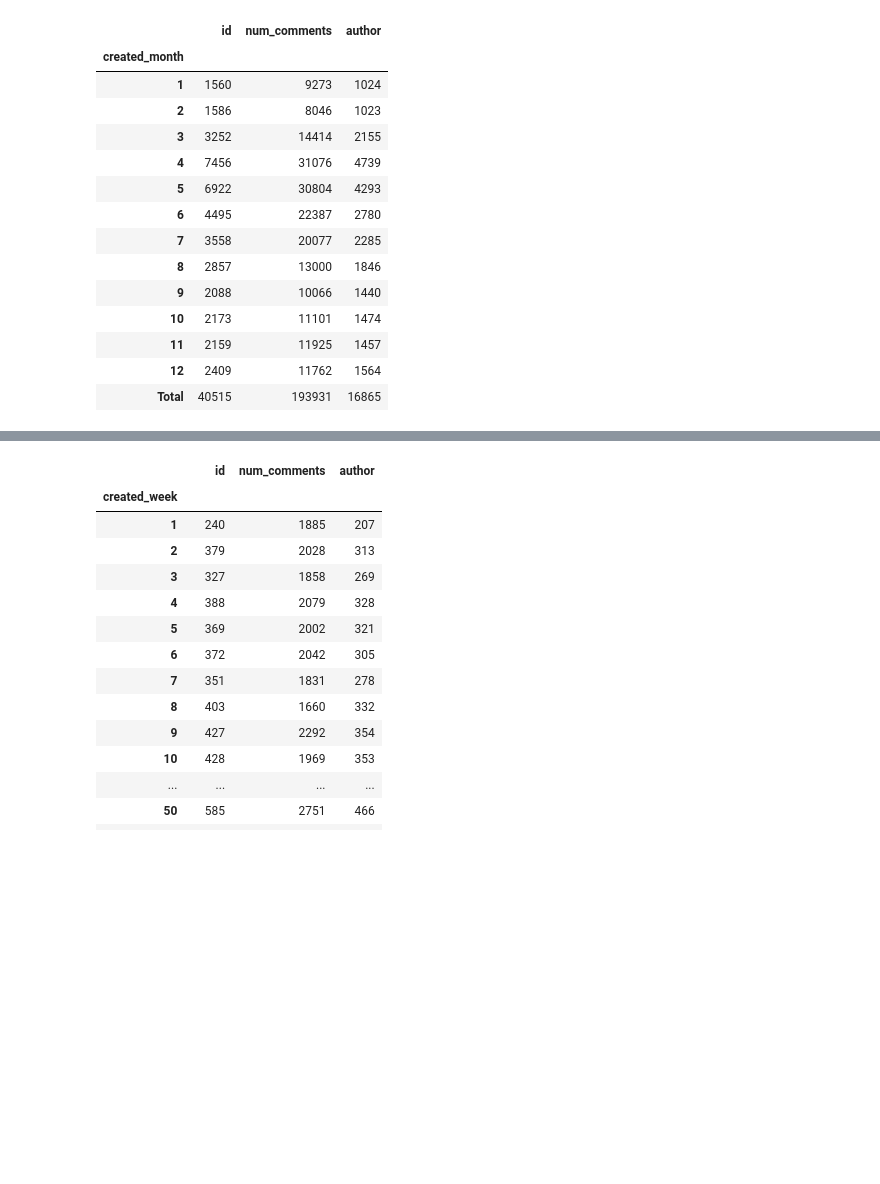
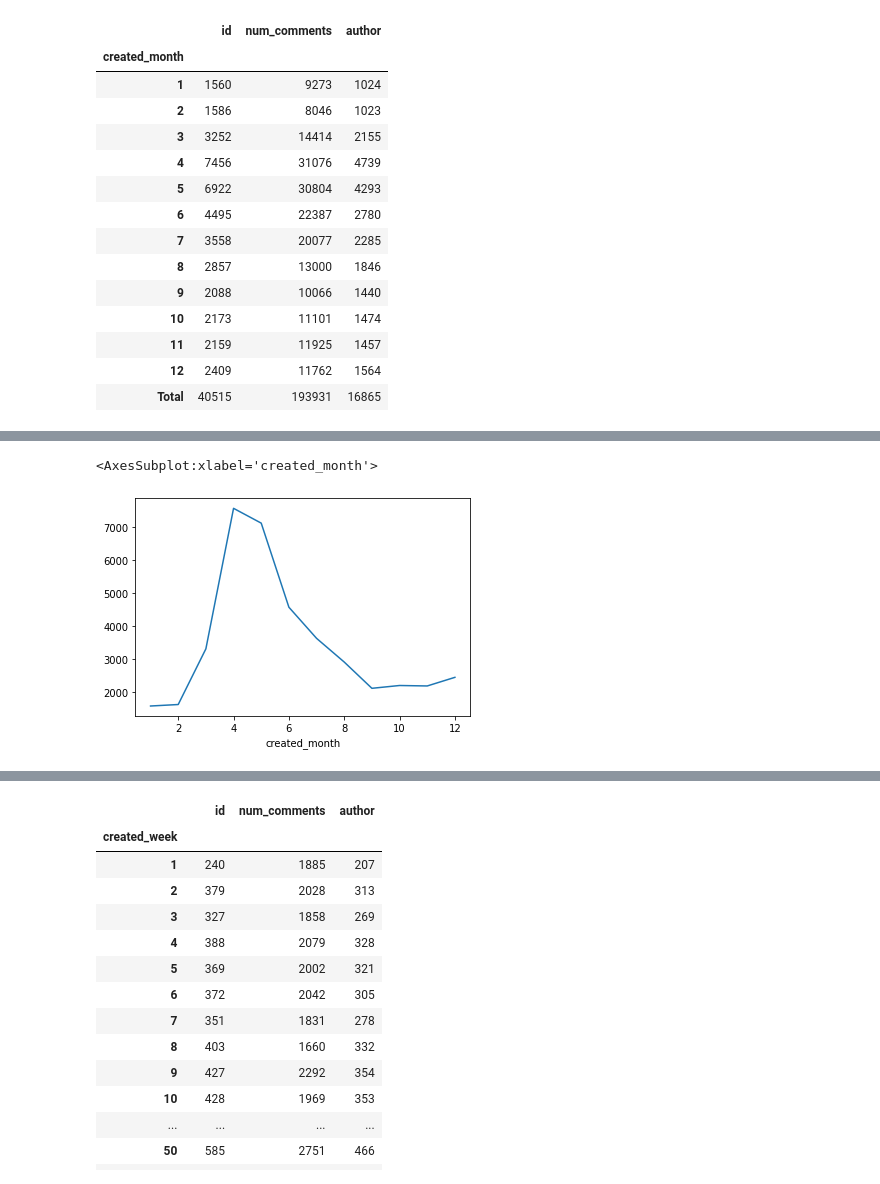
Before and after one commit to Lisa-Ho/breadit, a Jupyter notebook: notebooks/lockdown-baking-part-2-data-cleaning-classification.ipynb, the cells around one changed output, grey strips where cells are left out. Drawn from its saved outputs; the diff is of its cells as text; code cells hidden in the pictures; blank space fills up the shorter version.

```diff
--- a/notebooks/lockdown-baking-part-2-data-cleaning-classification.ipynb
+++ b/notebooks/lockdown-baking-part-2-data-cleaning-classification.ipynb
@@ -106,9 +93,0 @@ calplot.calplot(events)
-# %%
-import calplot
-import numpy as np; np.random.seed(sum(map(ord, 'calplot')))
-
-all_days = pd.date_range('1/1/2020', periods=366, freq='D')
-x = df.groupby("created_short")["num_comments"].sum()
-events = pd.Series(x, index=all_days)
-calplot.calplot(events)
-print(len(x))
@@ -291,0 +285,5 @@ Name: created, Length: 334, dtype: datetime64[ns]
+# %%
+df.groupby("created_month")["id"].count().plot(kind='line')
+# %% [output]
+<AxesSubplot:xlabel='created_month'>
+[figure, added]
```
Also changed, not shown: parts of 21 cells of this notebook.
